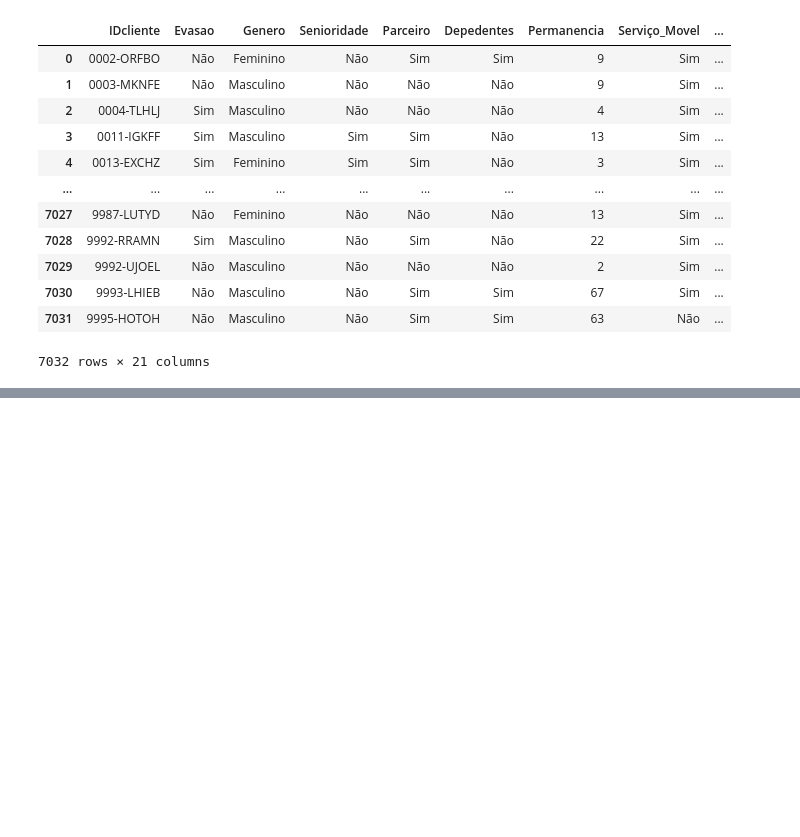
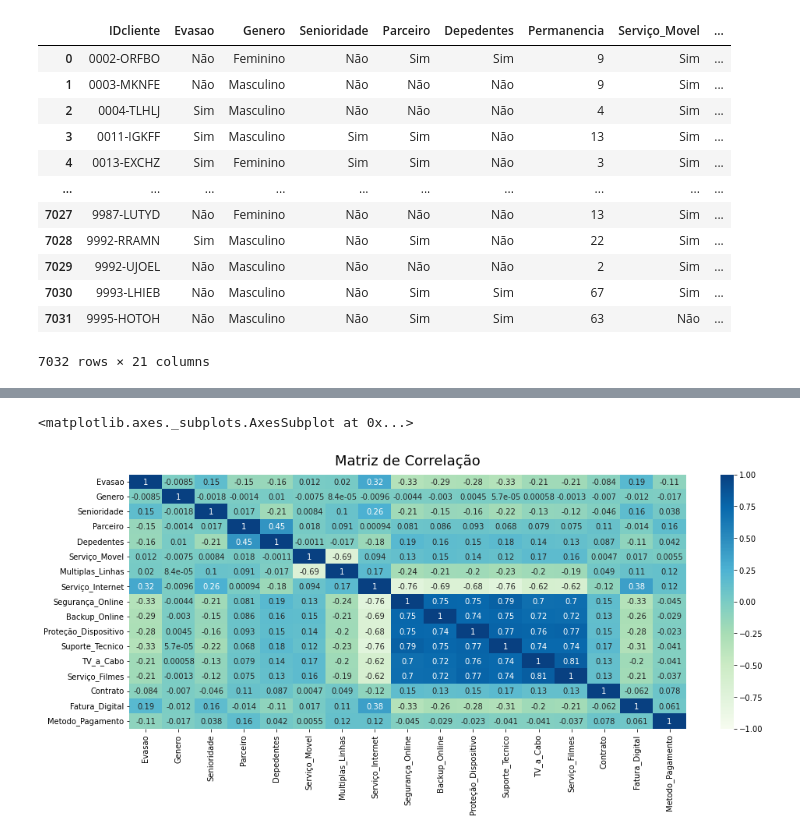
Before and after one commit to VinnyRosa/Alura-Challenge-DS, a Jupyter notebook: Projeto_Alura_Challenge_parte2.ipynb, the cells around one changed output, grey strips where cells are left out. Cells and saved outputs as stored; diff of their text form; code cells hidden in the pictures; blank space fills up the shorter version.

```diff
--- a/Projeto_Alura_Challenge_parte2.ipynb
+++ b/Projeto_Alura_Challenge_parte2.ipynb
@@ -348,0 +59,33 @@ ax.xaxis.set_visible(False)
+# %%
+# código escrito para preparar as informações do dataset para gerar a matriz de correlação
+transformar = {
+    'Não': 0.0,
+    'Sim': 1.0,
+    'sem serviço': 2.0,
+    'Feminino': 0.0,
+    'Masculino': 1.0,
+    'DSL': 1.0,
+    'Fibra óptica': 2.0,
+    'Anual': 0.0,
+    'Mensal': 1.0,
+    'Bianual': 2.0,
+    'Boleto bancário': 0.0,
+    'Pagamento Virtual': 1.0,
+    'débito automático(crédito)': 2.0,
+    'débito automático': 3.0
+}
+
+colunas = [
+    'Evasao', 'Genero', 'Senioridade', 'Parceiro',
+    'Depedentes', 'Serviço_Movel', 'Multiplas_Linhas',
+    'Serviço_Internet', 'Segurança_Online', 'Backup_Online',
+    'Proteção_Dispositivo', 'Suporte_Tecnico', 'TV_a_Cabo',
+    'Serviço_Filmes', 'Contrato', 'Fatura_Digital', 'Metodo_Pagamento',
+]
+dataset_grafico = dataset[colunas].astype(dtype='category')
+dataset_grafico.head()
+data_teste = pd.DataFrame(columns=colunas)
+for coluna in colunas:
+    data_teste[coluna] = dataset_grafico[coluna].map(transformar, na_action='ignore')
+data_teste.head()
+#variaveis categóricas transformadas para numeros, com o objetivo de utilizar esses valores para modelar gráficos
@@ -348,0 +99,14 @@ ax.xaxis.set_visible(False)
+# %%
+# conversão do tipo das variáveis para plotagem do gráfico
+for col in ['Evasao', 'Genero', 'Senioridade', 'Parceiro', 'Depedentes', 'Serviço_Movel', 'Multiplas_Linhas', 'Segurança_Online', 'Backup_Online', 'Proteção_Dispositivo', 'Suporte_Tecnico', 'TV_a_Cabo', 'Serviço_Filmes', 'Serviço_Internet', 'Contrato', 'Fatura_Digital', 'Metodo_Pagamento']:
+  data_teste[col] = data_teste[col].astype('float')
+# %%
+# Gráfico da matriz de correlação
+correlacao = data_teste.corr()
+plt.figure(figsize=(16, 6))
+mapacalor = sns.heatmap(correlacao, vmin=-1, vmax=1, annot=True, cmap='GnBu')
+mapacalor.set_title('Matriz de Correlação', fontdict={'fontsize':18}, pad=12)
+mapacalor
+# %% [output]
+<matplotlib.axes._subplots.AxesSubplot at 0x...>
+[figure, added]
```
Also changed, not shown: parts of 46 cells of this notebook.
